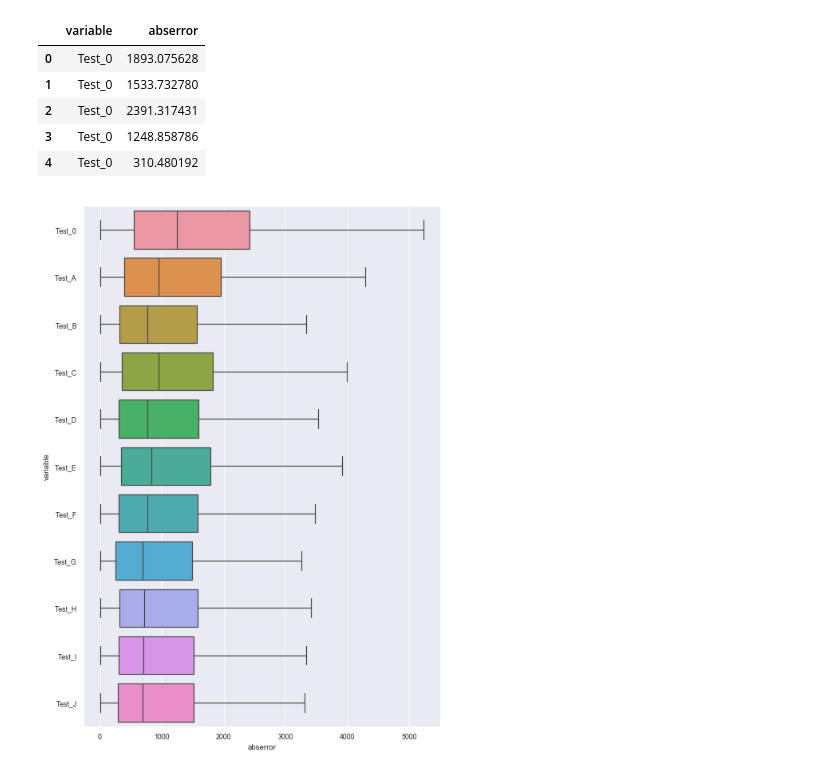
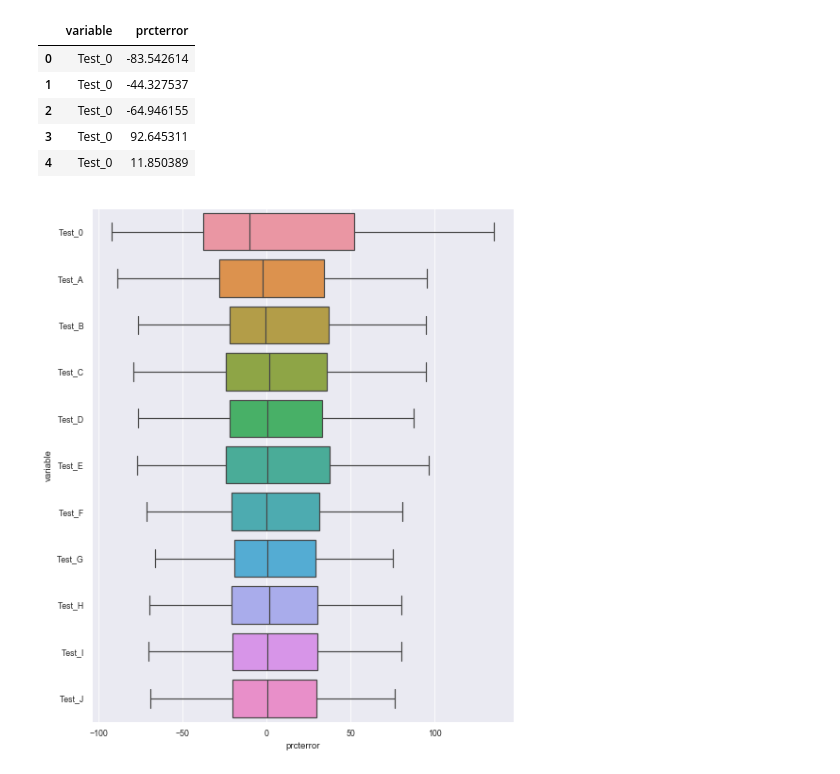
Before and after one commit to tgrippa/Dasymetric_mapping_using_GRASSGIS, a Jupyter notebook: notebooks/4_Validation_plots.ipynb, the cells around one changed output. Drawn from its saved outputs; the diff is of its cells as text; code cells hidden in the pictures.

```diff
--- a/notebooks/4_Validation_plots.ipynb
+++ b/notebooks/4_Validation_plots.ipynb
@@ -6,13 +6,14 @@ import geopandas as gpd
 from matplotlib import pyplot as plt
 # %%
 # Set style preset parameters from Seaborn
-sns.set_style("darkgrid")
+sns.set()
+#sns.set_style("darkgrid")
 sns.set_context("paper")
 # %%
 # For plot to appear in the notebook
 %matplotlib inline
 # %%
-value_column = 'abserror'
+value_column = 'prcterror'
 tests_df = pd.DataFrame()
 for test in ['0','A','B','C','D','E','F','G','H','I','J']:
     folder = "/media/tais/My_Book_1/MAUPP/Traitement/Population_modelling_dasymetry/Results/Dakar/Random_Forest/Test_%s"%test
@@ -34,18 +35,19 @@ plot_df = pd.melt(tests_df, value_vars=list(tests_df.columns), value_name=value_
 # %%
 plot_df.head()
 # %% [output]
-|  | variable | abserror |
-| 0 | Test_0 | 1893.075628 |
-| 1 | Test_0 | 1533.732780 |
-| 2 | Test_0 | 2391.317431 |
-| 3 | Test_0 | 1248.858786 |
-| 4 | Test_0 | 310.480192 |
+|  | variable | prcterror |
+| 0 | Test_0 | -83.542614 |
+| 1 | Test_0 | -44.327537 |
+| 2 | Test_0 | -64.946155 |
+| 3 | Test_0 | 92.645311 |
+| 4 | Test_0 | 11.850389 |
 # %%
-plt.figure(figsize=(8,12))
+plt.figure(figsize=(8,10))
 #sns.boxplot(x="variable", y="abserror", data=plot_df, orient="v")
-sns.boxplot(x="abserror", y="variable", data=plot_df, orient="h", showfliers=False)
+sns.boxplot(x=value_column, y="variable", data=plot_df, orient="h", whis=0.98, showfliers=False)
+plt.MultipleLocator(10)
 result_folder = "/media/tais/My_Book_1/MAUPP/Traitement/Population_modelling_dasymetry/Results/Dakar/Random_Forest"
 plt.savefig(os.path.join(result_folder, "Dakar_boxplot_%s.svg"%value_column), dpi=300, bbox_inches='tight')
 # %% [output]
-[figure, old version]
+[figure, new version]
 # %%
```
Also changed, not shown: parts of 2 cells of this notebook.
